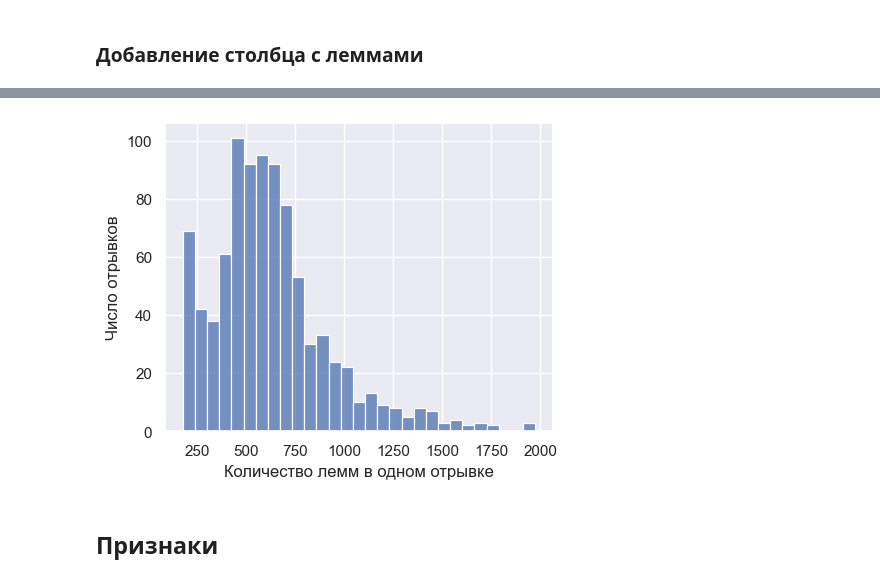
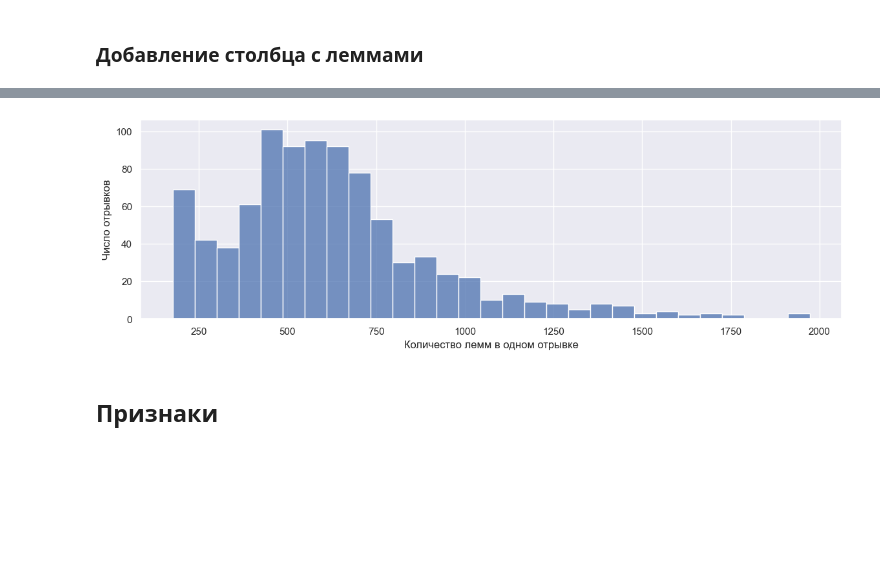
Before and after one commit to ksGrom/author_id, a Jupyter notebook: Kirill/other_variants/Pipeline_100_sentences.ipynb, the cells around one changed output, grey strips where cells are left out. Saved outputs shown, nothing was run; the diff lists cells and outputs as text; code cells hidden in the pictures; blank space fills up the shorter version.

```diff
--- a/Kirill/Pipeline_100_sentences.ipynb
+++ b/Kirill/other_variants/Pipeline_100_sentences.ipynb
@@ -239,12 +239,13 @@ df_test.sample(3)
 # %%
+sns.set(rc={'figure.figsize':(14,4)})
 hst = sns.histplot(
     data=df_test['lemmas'].apply(lambda x: len(x.split())),
 )
 hst.set(xlabel='Количество лемм в одном отрывке')
 hst.set(ylabel='Число отрывков')
 plt.show();
 # %% [output]
-[figure, old version]
+[figure, new version]
 # %% [markdown]
 ## Признаки
 # %%
```
Also changed, not shown: parts of 13 cells of this notebook, 2 other files.
